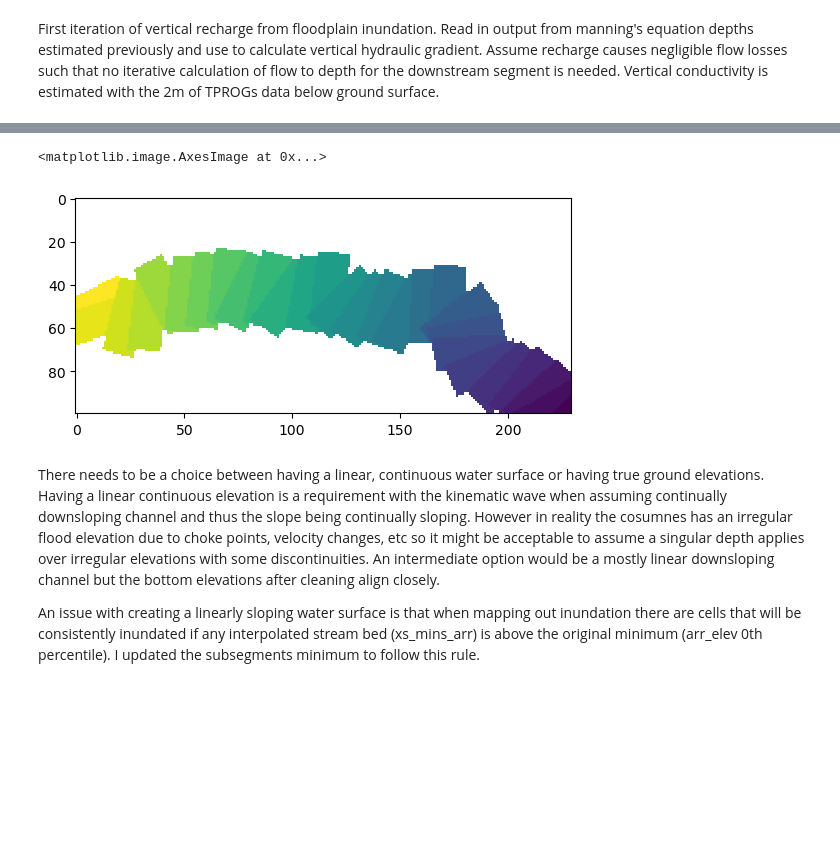
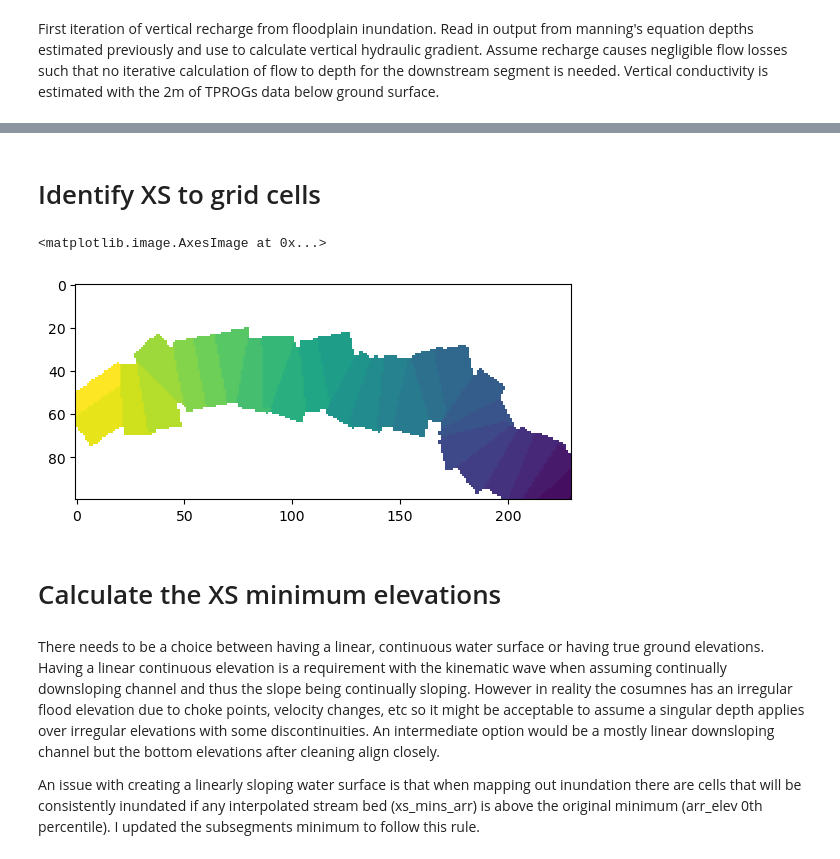
Before and after one commit to andrewcalderwood/CosumnesRiverRecharge, a Jupyter notebook: Projects/Levee_setback/levee_setback_distance_analysis/05_Recharge volume.ipynb, the cells around one changed output, grey strips where cells are left out. Cells and saved outputs as stored; diff of their text form; code cells hidden in the pictures; blank space fills up the shorter version.

Commit message:
Update levee setback analysis
Create central script for re-creating elevation data for the recharge model
Switch to primarily using the original XS and not smoothed data

```diff
--- a/Projects/Levee_setback/levee_setback_distance_analysis/05_Recharge volume.ipynb
+++ b/Projects/Levee_setback/levee_setback_distance_analysis/05_Recharge volume.ipynb
@@ -106,4 +111,6 @@ xs_levee_smooth = pd.read_csv(chan_dir+'xs_levee_smooth.csv', index_col='dist_fr
 xs_levee_smooth200 = pd.read_csv(chan_dir+'xs_levee_smooth_subsegments.csv', index_col='dist_from_right_m')
+# %% [markdown]
+# Identify XS to grid cells
 # %%
 xs_gdf = gpd.GeoDataFrame(xs_all, geometry = gpd.points_from_xy(xs_all.Easting, xs_all.Northing), crs='epsg:32610')
 # %%
@@ -129,10 +136,12 @@ def transect2arr(transg, grid_p):
 xs_arr = transect2arr(transg, grid_p)
 # %%
 plt.imshow(xs_arr)
-np.savetxt(chan_dir+'XS_num_grid_reference.tsv', xs_arr, delimiter='\t')
+# np.savetxt(chan_dir+'XS_num_grid_reference.tsv', xs_arr, delimiter='\t')
 # %% [output]
 <matplotlib.image.AxesImage at 0x...>
-[figure, old version]
+[figure, new version]
+# %% [markdown]
+# Calculate the XS minimum elevations
 # %%
 transg200 = gpd.read_file(gis_dir+'/transect_lines_subsegments.shp')
 
```
Also changed, not shown: parts of 6 cells of this notebook, 5 other files.
